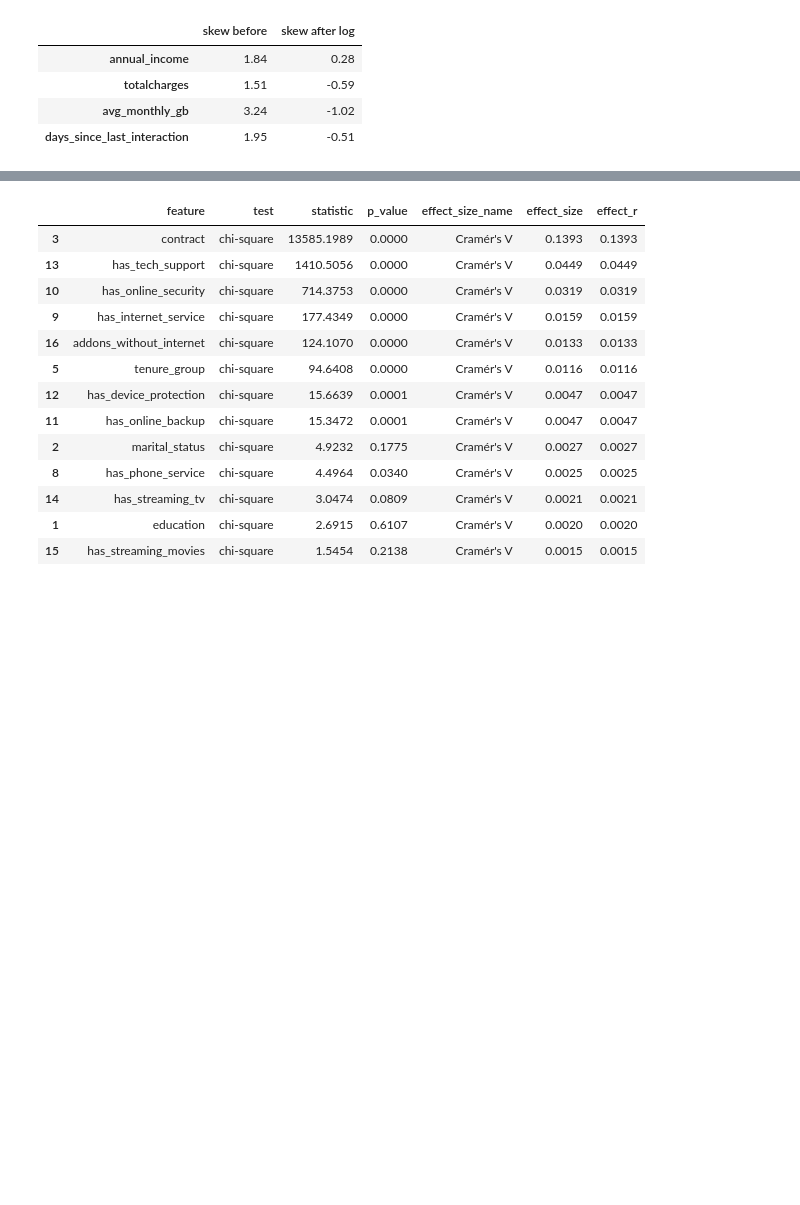
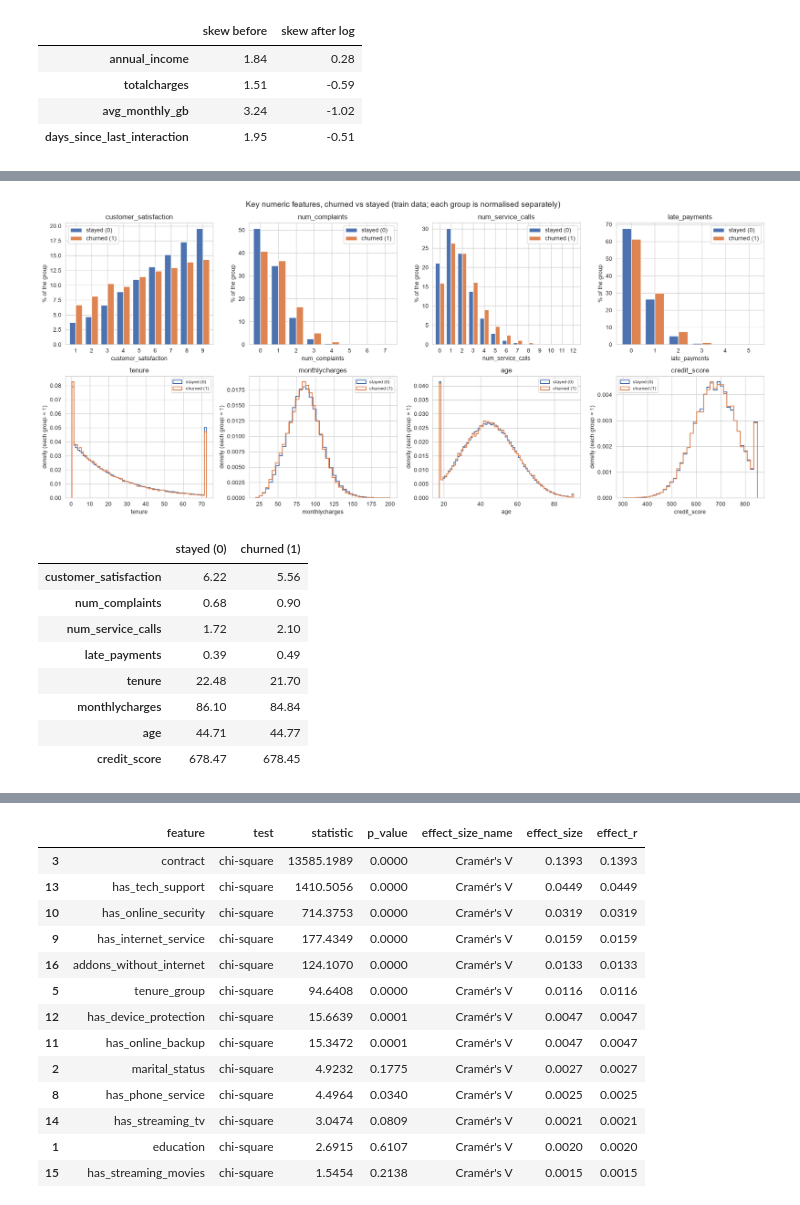
Before and after one commit to helalkhaled-14/Customer-Churn-Prediction, a Jupyter notebook: phase2/notebooks/02_phase2_code.ipynb, the cells around one changed output, grey strips where cells are left out. Drawn from its saved outputs; the diff is of its cells as text; code cells hidden in the pictures; blank space fills up the shorter version.

```diff
--- a/phase2/notebooks/02_phase2_code.ipynb
+++ b/phase2/notebooks/02_phase2_code.ipynb
@@ -231,0 +396,45 @@ feature_summary
+# %%
+count_features = ["customer_satisfaction", "num_complaints", "num_service_calls", "late_payments"]
+continuous_features = ["tenure", "monthlycharges", "age", "credit_score"]
+group_colors = {0: "#4C72B0", 1: "#DD8452"}
+
+fig, axes = plt.subplots(2, 4, figsize=(18, 8))
+for ax, col in zip(axes[0], count_features):
+    shares = train_fe.groupby(target)[col].value_counts(normalize=True).mul(100).unstack(0).sort_index()
+    shares.columns = ["stayed (0)", "churned (1)"]
+    shares.index = shares.index.astype(int)
+    shares.plot(kind="bar", ax=ax, color=[group_colors[0], group_colors[1]], width=0.8)
+    ax.set_title(col)
+    ax.set_xlabel(col)
+    ax.set_ylabel("% of the group")
+    ax.tick_params(axis="x", rotation=0)
+for ax, col in zip(axes[1], continuous_features):
+    values = train_fe[col].dropna()
+    whole = (values % 1 == 0).all() and values.max() - values.min() <= 100     # whole numbers: one bin per value
+    bins = np.arange(values.min(), values.max() + 2) - 0.5 if whole else 40
+    for value, label in [(0, "stayed (0)"), (1, "churned (1)")]:
+        ax.hist(train_fe.loc[train_fe[target] == value, col].dropna(), bins=bins, histtype="step", linewidth=1.5,
+                density=True, color=group_colors[value], label=label)
+    ax.set_title(col)
+    ax.set_xlabel(col)
+    ax.set_ylabel("density (each group = 1)")
+    ax.legend(fontsize=8)
+fig.suptitle("Key numeric features, churned vs stayed (train data; each group is normalised separately)", fontsize=14)
+plt.tight_layout()
+plt.savefig(output_file("figures", "numeric_distributions_by_churn.png"), bbox_inches="tight")
+plt.show()
+
+means = train_fe.groupby(target)[count_features + continuous_features].mean().T.round(2)
+means.columns = ["stayed (0)", "churned (1)"]
+means
+# %% [output]
+[figure, added]
+|  | stayed (0) | churned (1) |
+| customer_satisfaction | 6.22 | 5.56 |
+| num_complaints | 0.68 | 0.90 |
+| num_service_calls | 1.72 | 2.10 |
+| late_payments | 0.39 | 0.49 |
+| tenure | 22.48 | 21.70 |
+| monthlycharges | 86.10 | 84.84 |
+| age | 44.71 | 44.77 |
+| credit_score | 678.47 | 678.45 |
```
Also changed, not shown: parts of 24 cells of this notebook, 18 other files.
